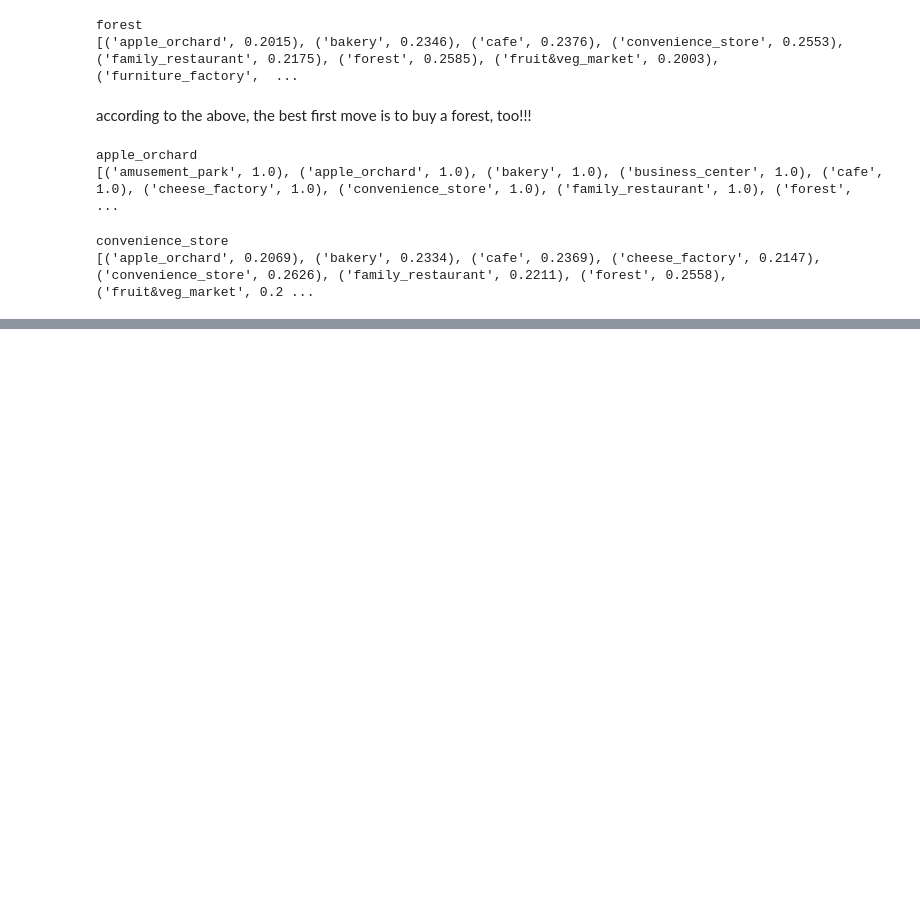
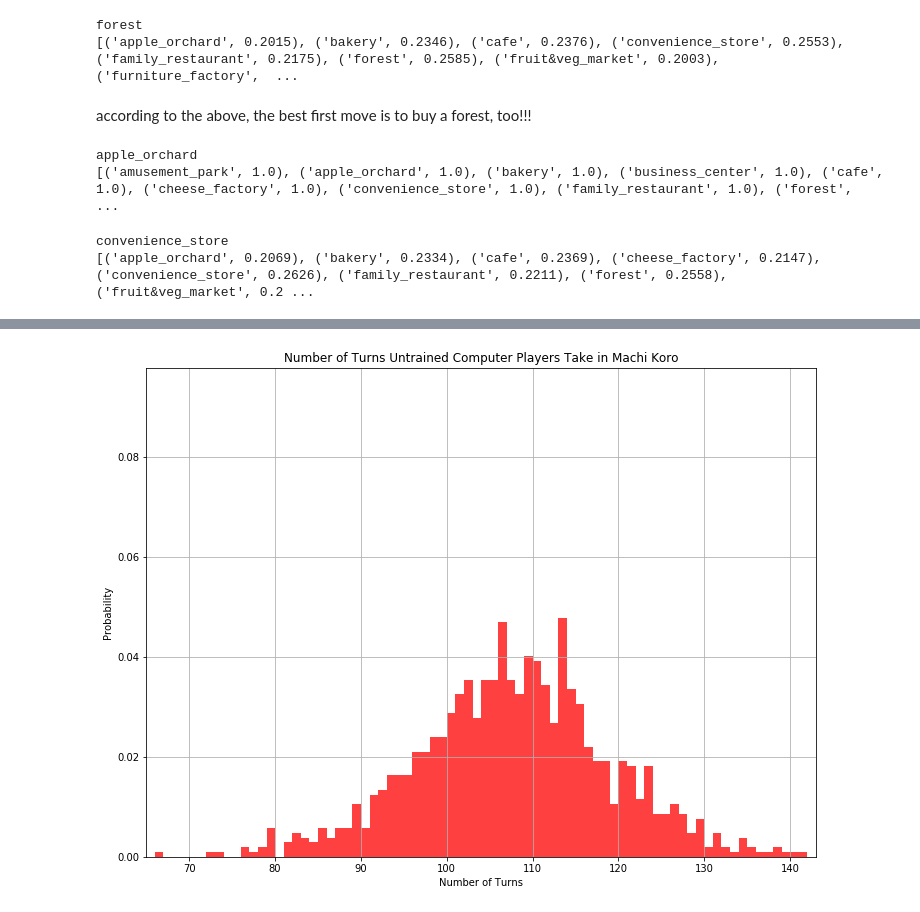
Before and after one commit to mcandocia/machi_ai, a Jupyter notebook: exploration.ipynb, the cells around one changed output, grey strips where cells are left out. Cells and saved outputs as stored; diff of their text form; code cells hidden in the pictures; blank space fills up the shorter version.

```diff
--- a/exploration.ipynb
+++ b/exploration.ipynb
@@ -167,0 +217,18 @@ buildings:
+# %%
+#drunken AI
+
+game2 = Game(0,options={'use_max_probability':False})
+players2 = game2.players
+shared_ai2 = SharedAI(players2)
+
+game2.run()
+
+#just for fun let's run that a few more times
+nturns_drunk = []
+
+for i in range(1000):
+    game2 = Game(1 + i,players2, options={'use_max_probability':True})
+    game2.run(silent=True)
+    nturns_drunk.append(game2.turn)
+    if i % 100 == 0:
+        print i
@@ -167,0 +248,26 @@ buildings:
+# %%
+import numpy as np
+import matplotlib.mlab as mlab
+import matplotlib.pyplot as plt
+%matplotlib inline
+plt.rcParams["figure.figsize"] = [12, 9]
+turns2 = np.asarray(nturns_drunk)
+#mu, sigma = 100, 15
+#x = mu + sigma*np.random.randn(10000)
+
+# the histogram of the data
+n, bins, patches = plt.hist(turns2, np.max(turns2)-np.min(turns2), normed=1, facecolor='red', alpha=0.75)
+
+# add a 'best fit' line
+#y = mlab.normpdf( bins, mu, sigma)
+l = plt.plot(bins)
+
+plt.xlabel('Number of Turns')
+plt.ylabel('Probability')
+plt.title(r'Number of Turns Untrained Computer Players Take in Machi Koro')
+plt.axis([np.min(turns2)-1, np.max(turns2)+1, 0, np.max(n)+0.05])
+plt.grid(True)
+
+plt.show()
+# %% [output]
+[figure, added]
```
Also changed, not shown: parts of 6 cells of this notebook.
